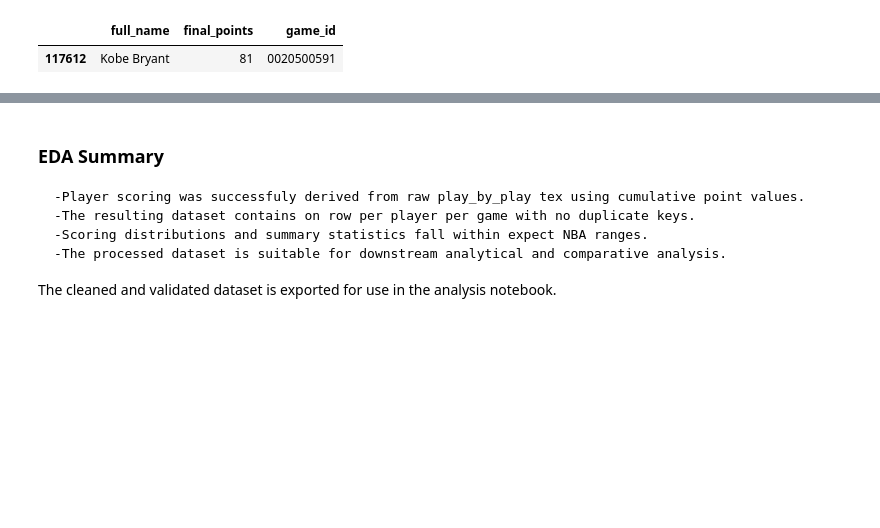
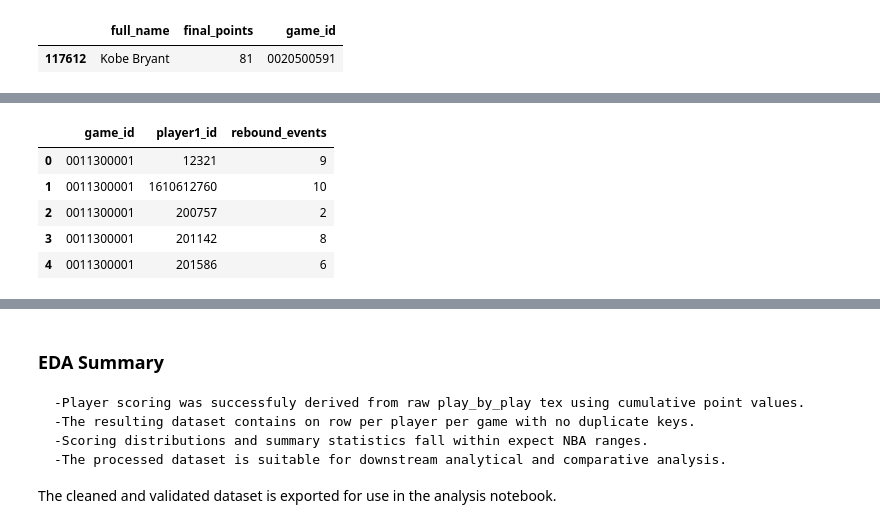
Before and after one commit to Jorgemontanez25/NBA_players_performance, a Jupyter notebook: notebooks/01_eda.ipynb, the cells around one changed output, grey strips where cells are left out. Drawn from its saved outputs; the diff is of its cells as text; code cells hidden in the pictures; blank space fills up the shorter version.

```diff
--- a/notebooks/01_eda.ipynb
+++ b/notebooks/01_eda.ipynb
@@ -383,0 +394,28 @@ TypeError: NDFrame.to_csv() got an unexpected keyword argument 'indec'
+# %%
+df_rebounds=pd.read_sql("""
+SELECT
+    game_id,
+    player1_id
+FROM play_by_play
+WHERE homedescription LIKE '%REBOUND%'
+    OR visitordescription LIKE '%REBOUND%';
+""", conn)
+
+df_rebounds["game_id"]=df_rebounds["game_id"].astype(str).str.zfill(10)
+df_rebounds["player1_id"]=df_rebounds["player1_id"].astype(str)
+
+df_rebounds_pg=(
+    df_rebounds
+        .groupby(["game_id","player1_id"])
+        .size()
+        .reset_index(name="rebound_events")
+)
+
+df_rebounds_pg.head()
+# %% [output]
+|  | game_id | player1_id | rebound_events |
+| 0 | 0011300001 | 12321 | 9 |
+| 1 | 0011300001 | 1610612760 | 10 |
+| 2 | 0011300001 | 200757 | 2 |
+| 3 | 0011300001 | 201142 | 8 |
+| 4 | 0011300001 | 201586 | 6 |
```
Also changed, not shown: parts of 7 cells of this notebook.
